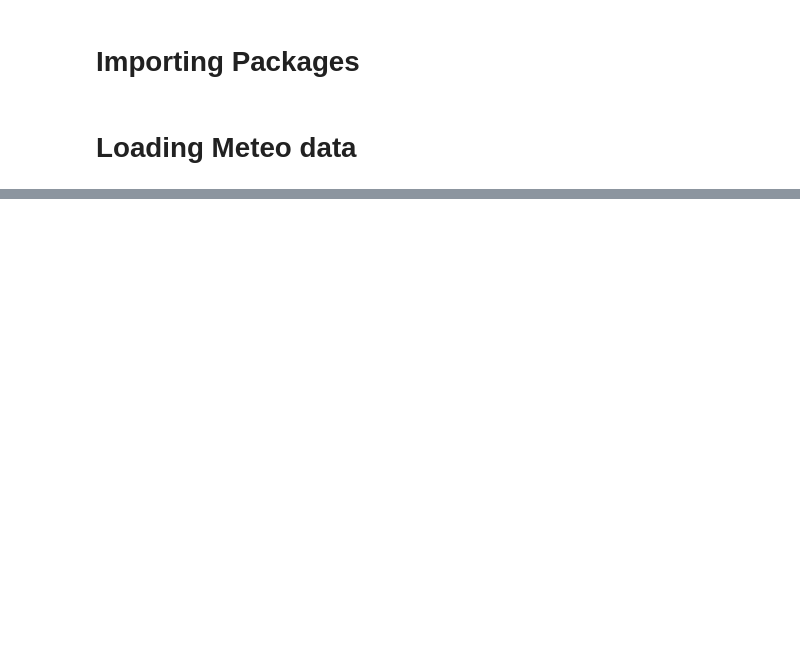
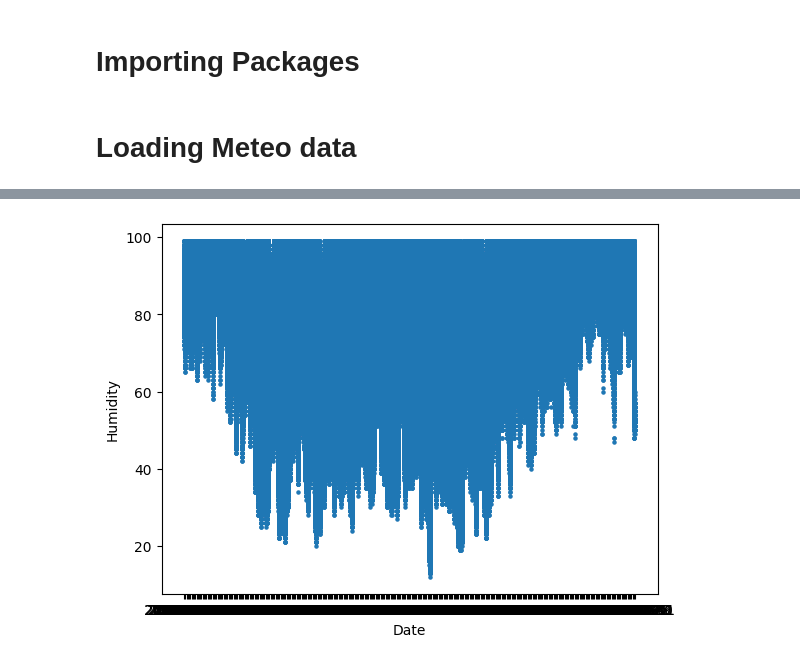
Before and after one commit to joaodpcm/MDA, a Jupyter notebook: DataCleaning.ipynb, the cells around one changed output, grey strips where cells are left out. Drawn from its saved outputs; the diff is of its cells as text; code cells hidden in the pictures; blank space fills up the shorter version.

Commit message:
checking for missing values and removing them

```diff
--- a/DataCleaning.ipynb
+++ b/DataCleaning.ipynb
@@ -8,3 +8,11 @@ from pydrive.drive import GoogleDrive
 # %% [markdown]
 # Loading Meteo data
+# %%
+#If local data
+#put the folder of the dataset in the same folder as the code with the name meteo_data
+
+Q1 = pd.read_csv('meteo_data/LC_2022Q1.csv')
+Q2 = pd.read_csv('meteo_data/LC_2022Q2.csv')
+Q3 = pd.read_csv('meteo_data/LC_2022Q3.csv')
+Q4 = pd.read_csv('meteo_data/LC_2022Q4.csv')
 # %%
@@ -36,0 +141,8 @@ InvalidConfigError: Invalid client secrets file ('Error opening file', 'client_s
+# %%
+#merging the four Qs
+
+year = pd.concat([Q1,Q2,Q3,Q4], ignore_index=True)
+yearMissingValuesCount = year.isnull().sum()
+yearMissingValuesRatio = year.isnull().mean()
+print(yearMissingValuesCount)
+print(yearMissingValuesRatio)
@@ -36,0 +167,3 @@ InvalidConfigError: Invalid client secrets file ('Error opening file', 'client_s
+# %%
+yearMissingValuesRemoved = year.dropna()
+print(yearMissingValuesRemoved.isnull().sum())
@@ -36,0 +188,7 @@ InvalidConfigError: Invalid client secrets file ('Error opening file', 'client_s
+# %%
+plt.scatter(yearMissingValuesRemoved['Date'],yearMissingValuesRemoved['LC_HUMIDITY'], s=5)
+plt.xlabel('Date')
+plt.ylabel('Humidity')
+plt.show()
+# %% [output]
+[figure, added]
```
Also changed, not shown: parts of 11 cells of this notebook.
